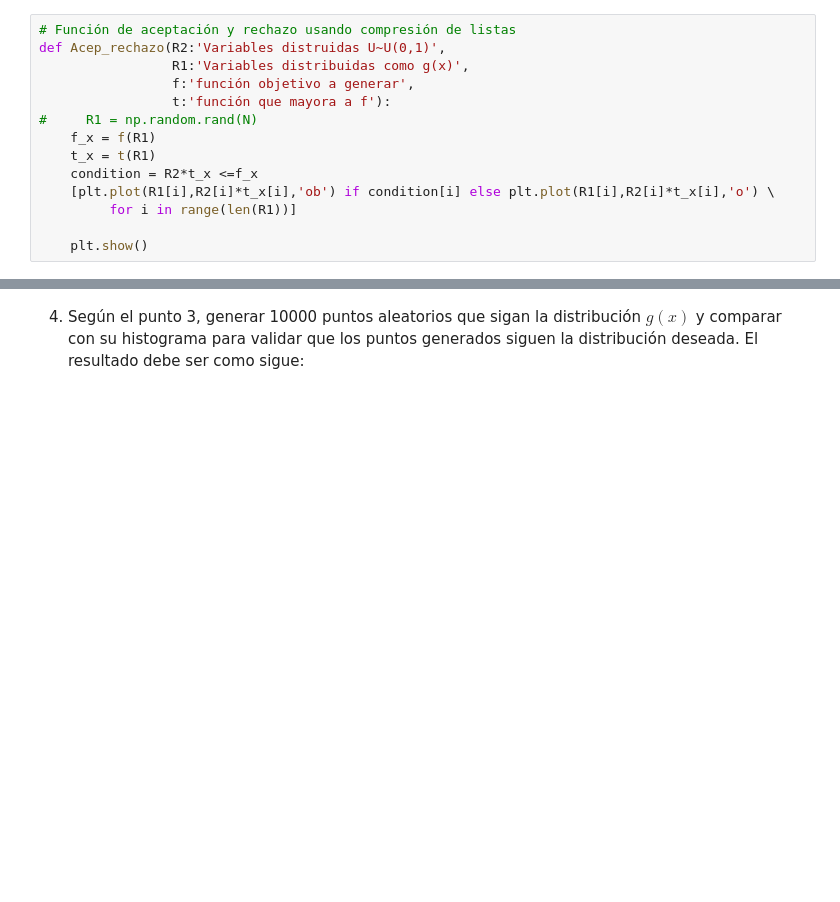
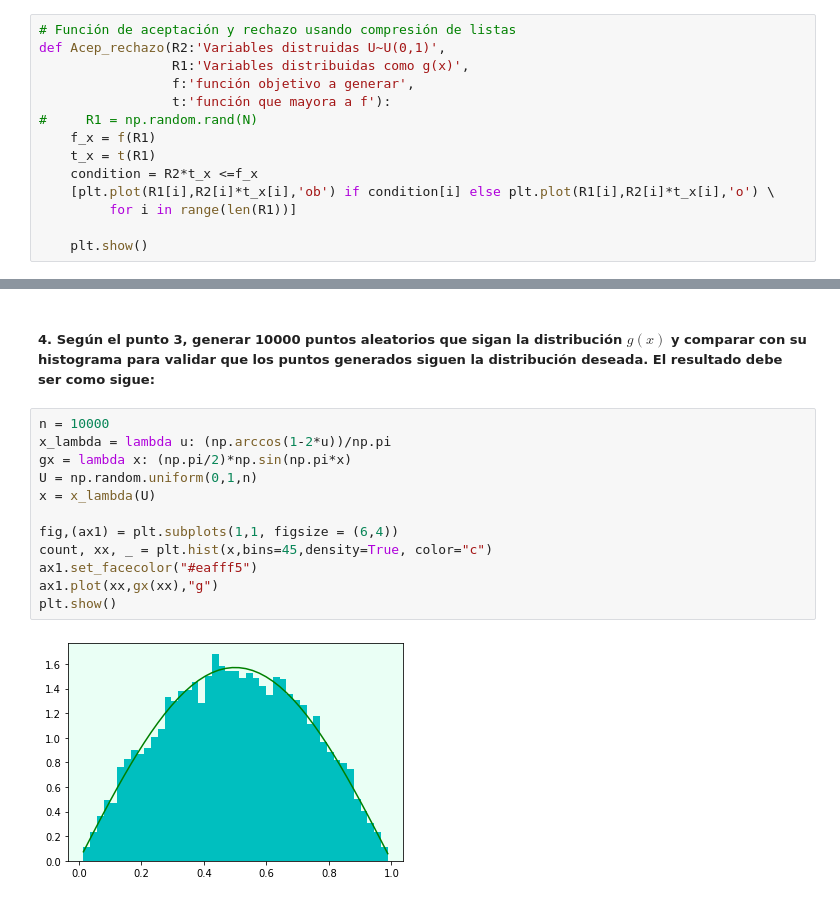
Before and after one commit to oscaralfonso17/Tarea6_IPaniagua_OAFlores, a Jupyter notebook: Tarea6_IPaniagua_OAFlores.ipynb, the cells around one changed output, grey strips where cells are left out. Saved outputs shown, nothing was run; the diff lists cells and outputs as text; blank space fills up the shorter version.

```diff
--- a/Tarea6_IPaniagua_OAFlores.ipynb
+++ b/Tarea6_IPaniagua_OAFlores.ipynb
@@ -201,2 +269,16 @@ plt.legend()
 # %% [markdown]
-4. Según el punto 3, generar 10000 puntos aleatorios que sigan la distribución $g(x)$ y comparar con su histograma para validar que los puntos generados siguen la distribución deseada. El resultado debe ser como sigue:
+##### 4. Según el punto 3, generar 10000 puntos aleatorios que sigan la distribución $g(x)$ y comparar con su histograma para validar que los puntos generados siguen la distribución deseada. El resultado debe ser como sigue:
+# %%
+n = 10000
+x_lambda = lambda u: (np.arccos(1-2*u))/np.pi
+gx = lambda x: (np.pi/2)*np.sin(np.pi*x)
+U = np.random.uniform(0,1,n)
+x = x_lambda(U)
+
+fig,(ax1) = plt.subplots(1,1, figsize = (6,4))
+count, xx, _ = plt.hist(x,bins=45,density=True, color="c")
+ax1.set_facecolor("#eafff5")
+ax1.plot(xx,gx(xx),"g")
+plt.show()
+# %% [output]
+[figure, added]
```
Also changed, not shown: parts of 15 cells of this notebook.
